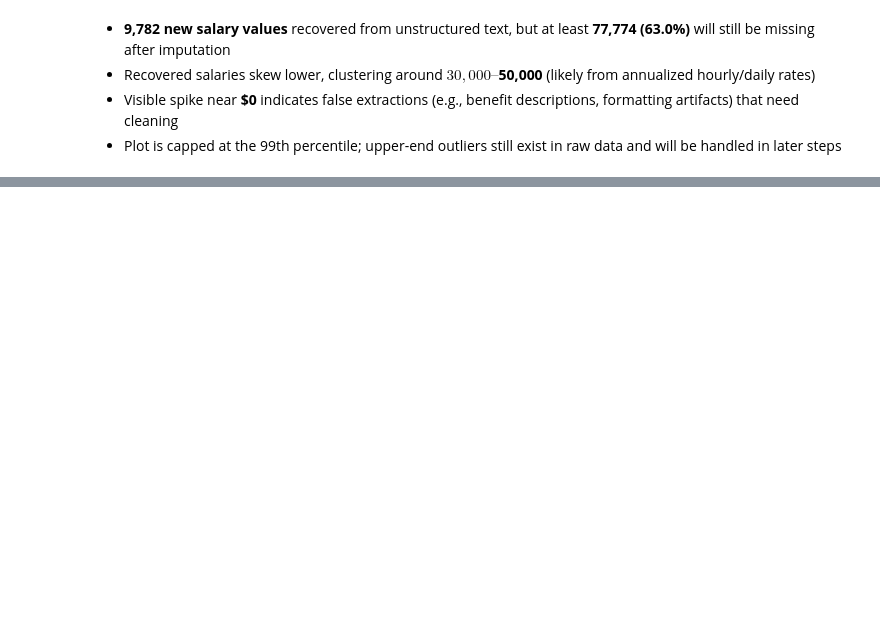
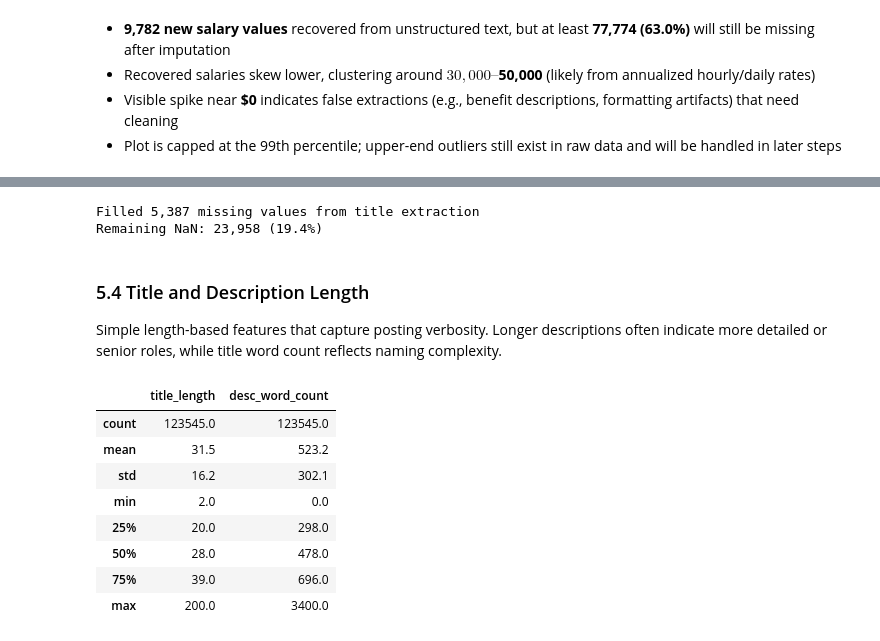
Before and after one commit to ognjenvujovic04/job-intelligence, a Jupyter notebook: notebooks/2.0-ov-feature-engineering.ipynb, the cells around one changed output, grey strips where cells are left out. Saved outputs shown, nothing was run; the diff lists cells and outputs as text; code cells hidden in the pictures; blank space fills up the shorter version.

```diff
--- a/notebooks/2.0-ov-feature-engineering.ipynb
+++ b/notebooks/2.0-ov-feature-engineering.ipynb
@@ -298,0 +656,32 @@ Estimated Missing After Imputation: 77,774 (63.0%)
+# %%
+# ── Fill missing experience_level_ord with regex-extracted values ──
+
+df_fe['experience_level_ord'] = df_fe['experience_level_ord'].fillna(df_fe['title_experience_extracted'])
+
+remaining_nan = df_fe['experience_level_ord'].isna().sum()
+total = len(df_fe)
+print(f"Filled {new_fills.sum():,} missing values from title extraction")
+print(f"Remaining NaN: {remaining_nan:,} ({remaining_nan/total*100:.1f}%)")
+# %% [output]
+Filled 5,387 missing values from title extraction
+Remaining NaN: 23,958 (19.4%)
+# %% [markdown]
+### 5.4 Title and Description Length
+
+Simple length-based features that capture posting verbosity. Longer descriptions often indicate more detailed or senior roles, while title word count reflects naming complexity.
+# %%
+# ── Title & description length features ──
+df_fe['title_length']    = df_fe['title'].str.len()
+df_fe['desc_word_count'] = df_fe['description'].fillna('').str.split().str.len()
+
+df_fe[['title_length', 'desc_word_count']].describe().round(1)
+# %% [output]
+|  | title_length | desc_word_count |
+| count | 123545.0 | 123545.0 |
+| mean | 31.5 | 523.2 |
+| std | 16.2 | 302.1 |
+| min | 2.0 | 0.0 |
+| 25% | 20.0 | 298.0 |
+| 50% | 28.0 | 478.0 |
+| 75% | 39.0 | 696.0 |
+| max | 200.0 | 3400.0 |
```
Also changed, not shown: parts of 20 cells of this notebook.
